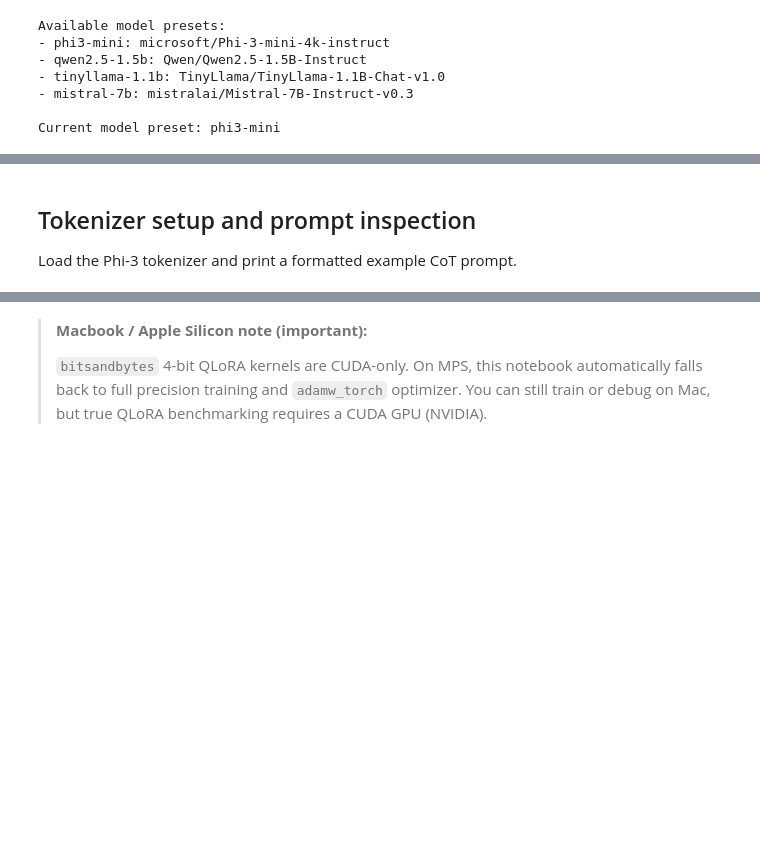
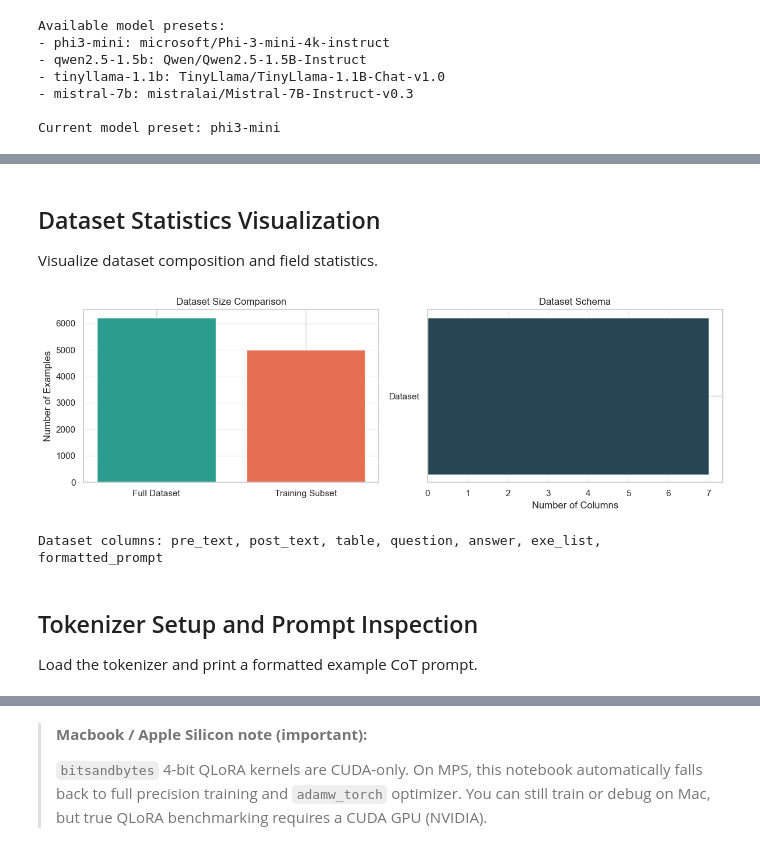
Before and after one commit to Uziii-man/FinGEO-SLM, a Jupyter notebook: 02_model_optimization_and_training.ipynb, the cells around one changed output, grey strips where cells are left out. Saved outputs shown, nothing was run; the diff lists cells and outputs as text; code cells hidden in the pictures; blank space fills up the shorter version.

```diff
--- a/02_model_optimization_and_training.ipynb
+++ b/02_model_optimization_and_training.ipynb
@@ -138,6 +358,32 @@ Subset mode is active for faster iteration: 5000 / 6203
+# %% [markdown]
+## Dataset Statistics Visualization
+Visualize dataset composition and field statistics.
+# %%
+# Visualize dataset size comparison
+fig, axes = plt.subplots(1, 2, figsize=(12, 4))
+
+# Dataset size bar chart
+axes[0].bar(['Full Dataset', 'Training Subset'], [len(train_dataset), len(train_data)], color=['#2a9d8f', '#e76f51'])
+axes[0].set_ylabel('Number of Examples')
+axes[0].set_title('Dataset Size Comparison')
+axes[0].grid(axis='y', alpha=0.3)
+
+# Column count
+axes[1].barh(['Dataset'], [len(train_dataset.column_names)], color='#264653')
+axes[1].set_xlabel('Number of Columns')
+axes[1].set_title('Dataset Schema')
+axes[1].grid(axis='x', alpha=0.3)
+
+plt.tight_layout()
+plt.show()
+
+print(f"\nDataset columns: {', '.join(train_dataset.column_names)}")
+# %% [output]
+[figure, added]
+Dataset columns: pre_text, post_text, table, question, answer, exe_list, formatted_prompt
 # %% [markdown]
-## Tokenizer setup and prompt inspection
-Load the Phi-3 tokenizer and print a formatted example CoT prompt.
+## Tokenizer Setup and Prompt Inspection
+Load the tokenizer and print a formatted example CoT prompt.
 # %%
 # To switch SLMs, change runtime.model_key to a preset key or direct Hugging Face model id.
 # Example: runtime.model_key = "qwen2.5-1.5b" or runtime.model_key = "mistralai/Mistral-7B-Instruct-v0.3"
```
Also changed, not shown: parts of 35 cells of this notebook, 24 other files.
